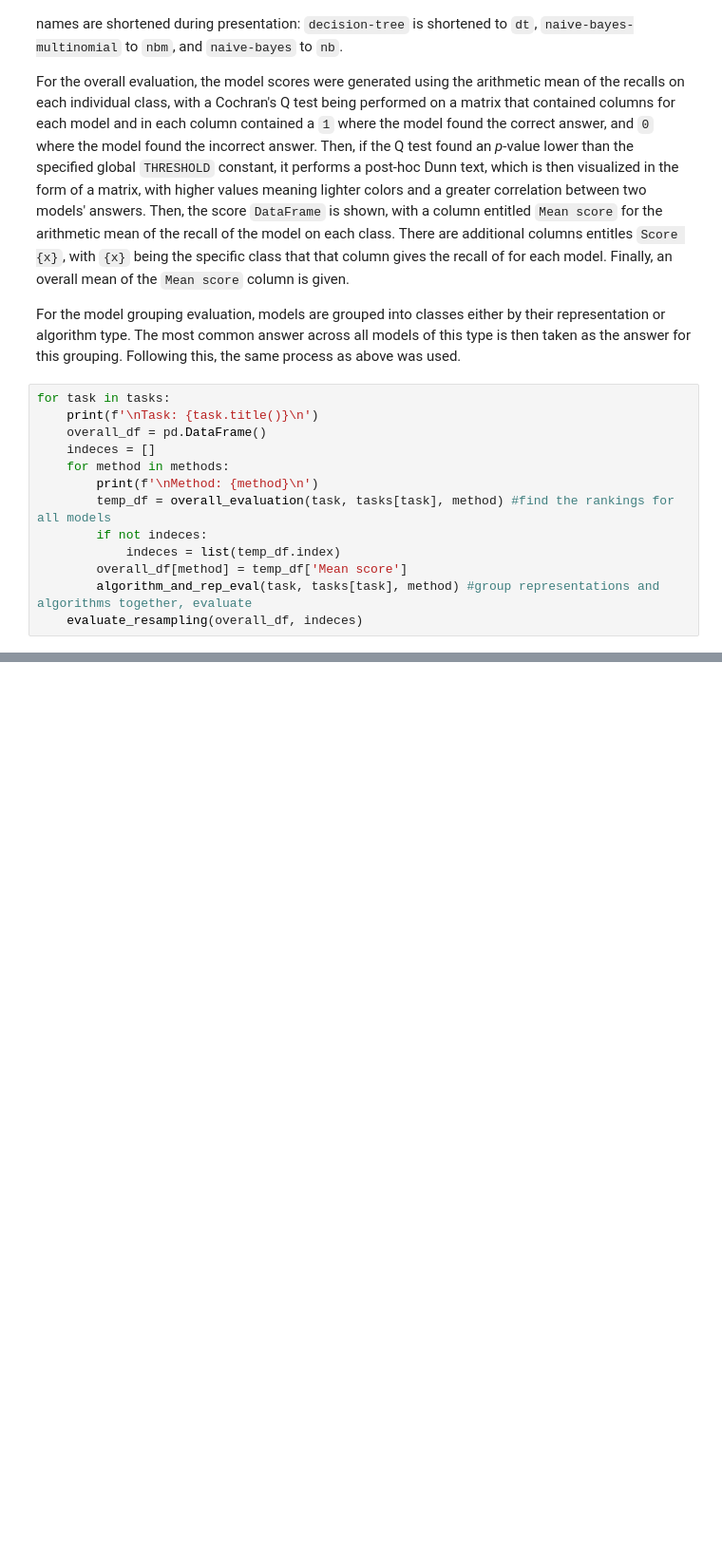
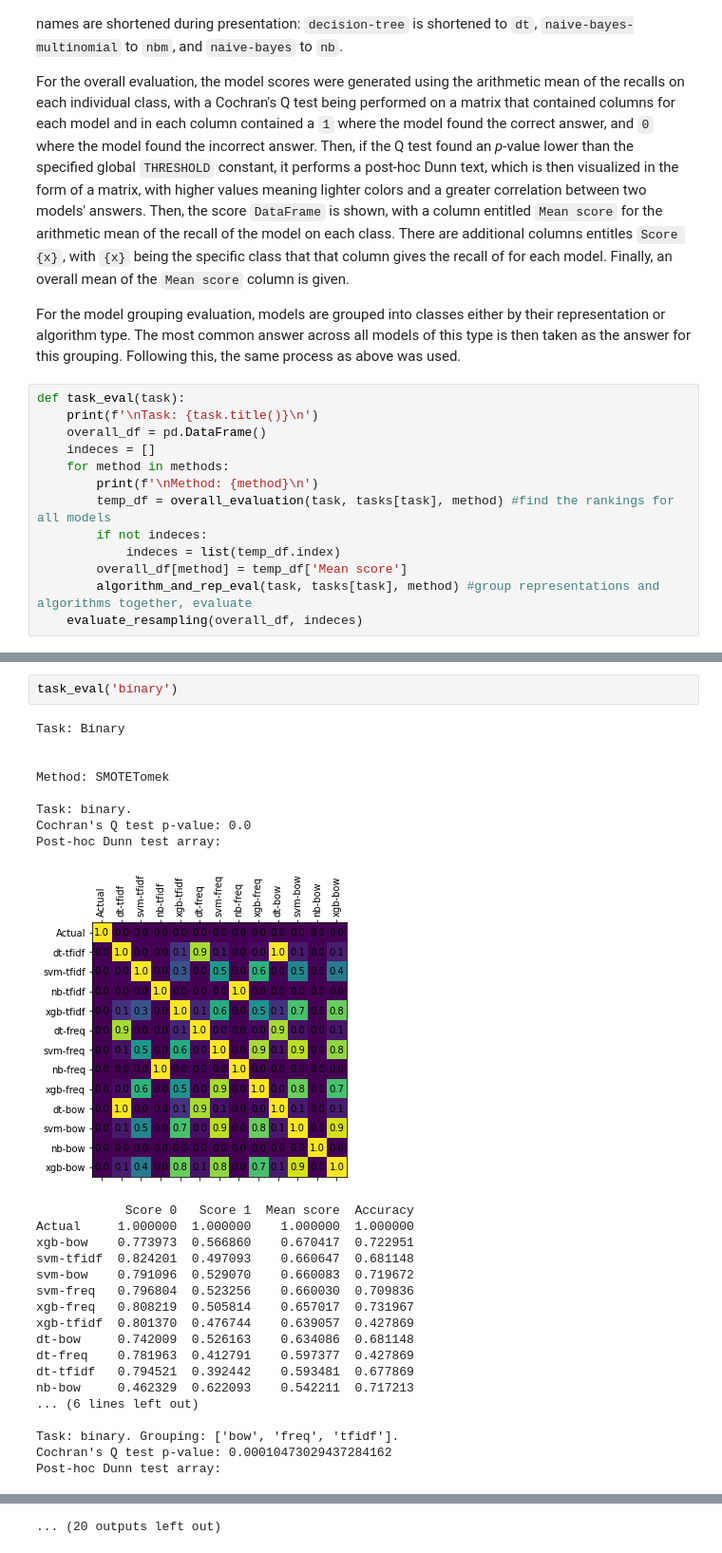
Before and after one commit to NicoACloutier/class-imbalance-Cloutier-Japkowicz-2023, a Jupyter notebook: ml_models/cochran.ipynb, the cells around one changed output, grey strips where cells are left out. Shown at 95% size. Saved outputs shown, nothing was run; the diff lists cells and outputs as text; blank space fills up the shorter version.

```diff
--- a/ml_models/cochran.ipynb
+++ b/ml_models/cochran.ipynb
@@ -214,7 +214,7 @@ For the overall evaluation, the model scores were generated using the arithmetic
 
 For the model grouping evaluation, models are grouped into classes either by their representation or algorithm type. The most common answer across all models of this type is then taken as the answer for this grouping. Following this, the same process as above was used.
 # %%
-for task in tasks:
+def task_eval(task):
     print(f'\nTask: {task.title()}\n')
     overall_df = pd.DataFrame()
     indeces = []
@@ -321,0 +229,29 @@ Post-hoc Dunn test array:
+# %%
+task_eval('binary')
+# %% [output]
+Task: Binary
+
+
+Method: SMOTETomek
+
+Task: binary.
+Cochran's Q test p-value: 0.0
+Post-hoc Dunn test array:
+[figure, added]
+            Score 0   Score 1  Mean score  Accuracy
+Actual     1.000000  1.000000    1.000000  1.000000
+xgb-bow    0.773973  0.566860    0.670417  0.722951
+svm-tfidf  0.824201  0.497093    0.660647  0.681148
+svm-bow    0.791096  0.529070    0.660083  0.719672
+svm-freq   0.796804  0.523256    0.660030  0.709836
+xgb-freq   0.808219  0.505814    0.657017  0.731967
+xgb-tfidf  0.801370  0.476744    0.639057  0.427869
+dt-bow     0.742009  0.526163    0.634086  0.681148
+dt-freq    0.781963  0.412791    0.597377  0.427869
+dt-tfidf   0.794521  0.392442    0.593481  0.677869
+nb-bow     0.462329  0.622093    0.542211  0.717213
+... (6 lines left out)
+
+Task: binary. Grouping: ['bow', 'freq', 'tfidf'].
+Cochran's Q test p-value: 0.00010473029437284162
+Post-hoc Dunn test array:
@@ -321,0 +323 @@ Post-hoc Dunn test array:
+... (20 outputs left out)
```
Also changed, not shown: parts of 4 cells of this notebook, 2 other files.
